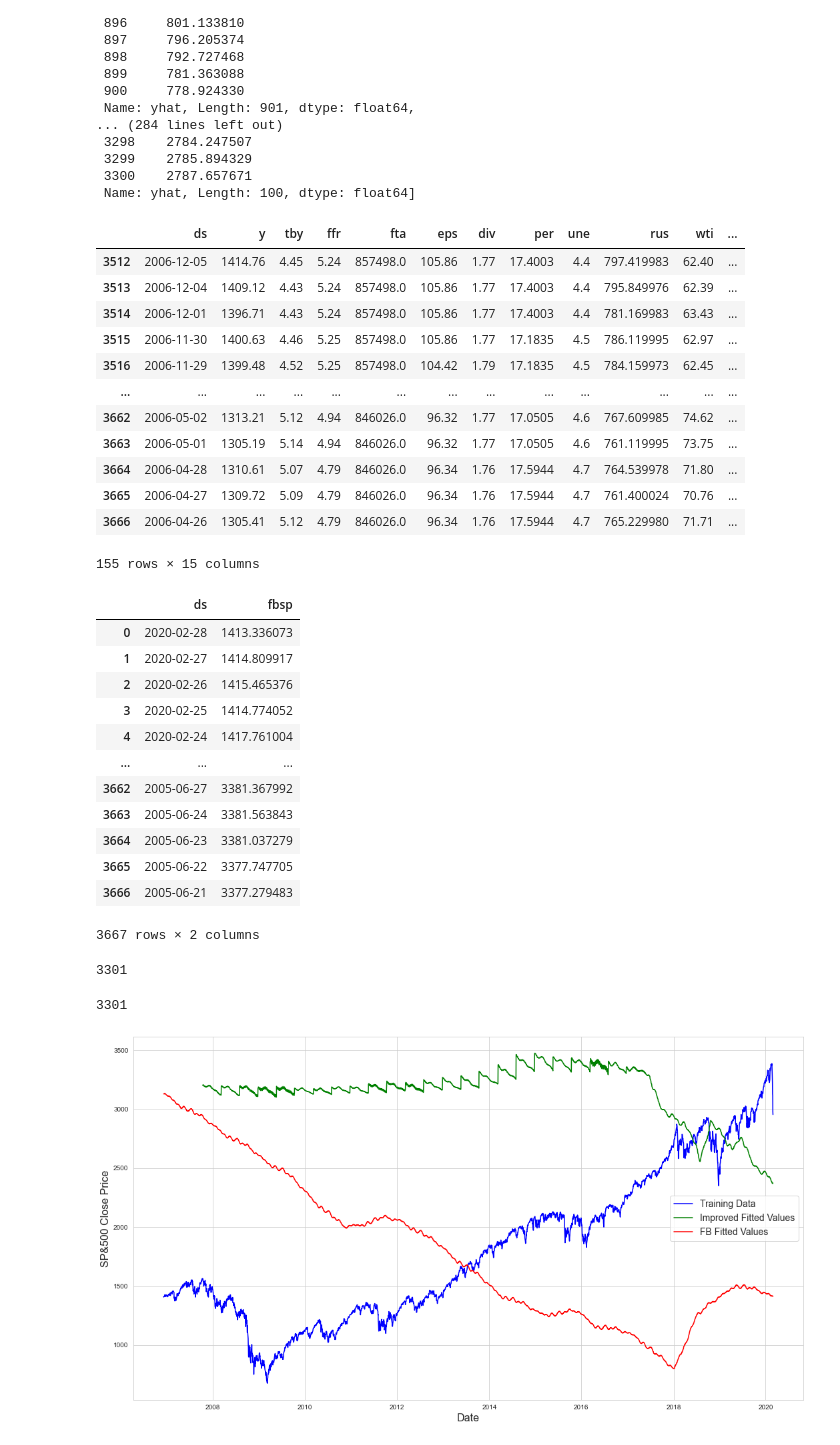
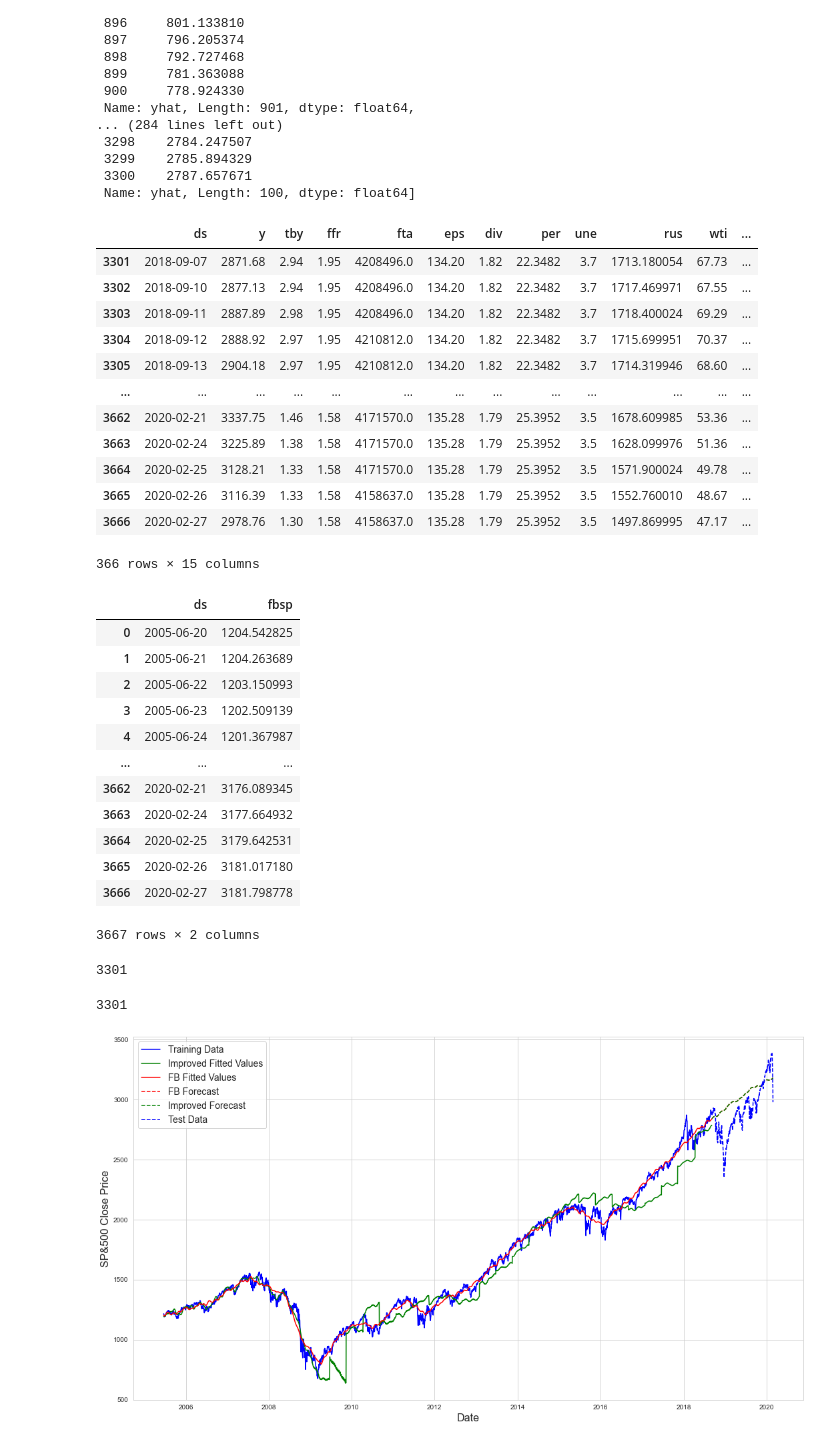
Before and after one commit to shelbycox/Stock-Erdos, a Jupyter notebook: scratch work/Yuqing-Data-Merge/Scenario1.ipynb, the cells around one changed output. Cells and saved outputs as stored; diff of their text form; code cells hidden in the pictures.

```diff
--- a/scratch work/Yuqing-Data-Merge/Scenario1.ipynb
+++ b/scratch work/Yuqing-Data-Merge/Scenario1.ipynb
@@ -100,8 +101,8 @@ for i in range(num_winds):
     # predict pred_size futures and get the forecast price
     fut = fbp.make_future_dataframe(periods = tmp_pred_periods)
     tmp_forecast = fbp.predict(fut)
-#     if (i == 0):
-#         pro_pred.append(tmp_forecast[:start].yhat)
+    if (i == 0):
+        pro_pred.append(tmp_forecast[:start].yhat)
 
     # only require the forcast on test data of temporary training data
     pred = tmp_forecast[start+ i*tmp_pred_periods:].yhat
@@ -150,66 +150,66 @@ df_test = df_test.dropna()
 df_test
 # %% [output]
 |  | ds | y | tby | ffr | fta | eps | div | per | une | rus | wti | ... |
-| 3512 | 2006-12-05 | 1414.76 | 4.45 | 5.24 | 857498.0 | 105.86 | 1.77 | 17.4003 | 4.4 | 797.419983 | 62.40 | ... |
-| 3513 | 2006-12-04 | 1409.12 | 4.43 | 5.24 | 857498.0 | 105.86 | 1.77 | 17.4003 | 4.4 | 795.849976 | 62.39 | ... |
-| 3514 | 2006-12-01 | 1396.71 | 4.43 | 5.24 | 857498.0 | 105.86 | 1.77 | 17.4003 | 4.4 | 781.169983 | 63.43 | ... |
-| 3515 | 2006-11-30 | 1400.63 | 4.46 | 5.25 | 857498.0 | 105.86 | 1.77 | 17.1835 | 4.5 | 786.119995 | 62.97 | ... |
-| 3516 | 2006-11-29 | 1399.48 | 4.52 | 5.25 | 857498.0 | 104.42 | 1.79 | 17.1835 | 4.5 | 784.159973 | 62.45 | ... |
+| 3301 | 2018-09-07 | 2871.68 | 2.94 | 1.95 | 4208496.0 | 134.20 | 1.82 | 22.3482 | 3.7 | 1713.180054 | 67.73 | ... |
+| 3302 | 2018-09-10 | 2877.13 | 2.94 | 1.95 | 4208496.0 | 134.20 | 1.82 | 22.3482 | 3.7 | 1717.469971 | 67.55 | ... |
+| 3303 | 2018-09-11 | 2887.89 | 2.98 | 1.95 | 4208496.0 | 134.20 | 1.82 | 22.3482 | 3.7 | 1718.400024 | 69.29 | ... |
+| 3304 | 2018-09-12 | 2888.92 | 2.97 | 1.95 | 4210812.0 | 134.20 | 1.82 | 22.3482 | 3.7 | 1715.699951 | 70.37 | ... |
+| 3305 | 2018-09-13 | 2904.18 | 2.97 | 1.95 | 4210812.0 | 134.20 | 1.82 | 22.3482 | 3.7 | 1714.319946 | 68.60 | ... |
 | ... | ... | ... | ... | ... | ... | ... | ... | ... | ... | ... | ... | ... |
-| 3662 | 2006-05-02 | 1313.21 | 5.12 | 4.94 | 846026.0 | 96.32 | 1.77 | 17.0505 | 4.6 | 767.609985 | 74.62 | ... |
-| 3663 | 2006-05-01 | 1305.19 | 5.14 | 4.94 | 846026.0 | 96.32 | 1.77 | 17.0505 | 4.6 | 761.119995 | 73.75 | ... |
-| 3664 | 2006-04-28 | 1310.61 | 5.07 | 4.79 | 846026.0 | 96.34 | 1.76 | 17.5944 | 4.7 | 764.539978 | 71.80 | ... |
-| 3665 | 2006-04-27 | 1309.72 | 5.09 | 4.79 | 846026.0 | 96.34 | 1.76 | 17.5944 | 4.7 | 761.400024 | 70.76 | ... |
-| 3666 | 2006-04-26 | 1305.41 | 5.12 | 4.79 | 846026.0 | 96.34 | 1.76 | 17.5944 | 4.7 | 765.229980 | 71.71 | ... |
+| 3662 | 2020-02-21 | 3337.75 | 1.46 | 1.58 | 4171570.0 | 135.28 | 1.79 | 25.3952 | 3.5 | 1678.609985 | 53.36 | ... |
+| 3663 | 2020-02-24 | 3225.89 | 1.38 | 1.58 | 4171570.0 | 135.28 | 1.79 | 25.3952 | 3.5 | 1628.099976 | 51.36 | ... |
+| 3664 | 2020-02-25 | 3128.21 | 1.33 | 1.58 | 4171570.0 | 135.28 | 1.79 | 25.3952 | 3.5 | 1571.900024 | 49.78 | ... |
+| 3665 | 2020-02-26 | 3116.39 | 1.33 | 1.58 | 4158637.0 | 135.28 | 1.79 | 25.3952 | 3.5 | 1552.760010 | 48.67 | ... |
+| 3666 | 2020-02-27 | 2978.76 | 1.30 | 1.58 | 4158637.0 | 135.28 | 1.79 | 25.3952 | 3.5 | 1497.869995 | 47.17 | ... |
-155 rows × 15 columns
+366 rows × 15 columns
 # %%
 fc_df = pd.DataFrame(data={'ds': df[:len(forecast)].ds.to_numpy().ravel(), 'fbsp': forecast.yhat})
 fc_df
 # %% [output]
 |  | ds | fbsp |
-| 0 | 2020-02-28 | 1413.336073 |
-| 1 | 2020-02-27 | 1414.809917 |
-| 2 | 2020-02-26 | 1415.465376 |
-| 3 | 2020-02-25 | 1414.774052 |
-| 4 | 2020-02-24 | 1417.761004 |
+| 0 | 2005-06-20 | 1204.542825 |
+| 1 | 2005-06-21 | 1204.263689 |
+| 2 | 2005-06-22 | 1203.150993 |
+| 3 | 2005-06-23 | 1202.509139 |
+| 4 | 2005-06-24 | 1201.367987 |
 | ... | ... | ... |
-| 3662 | 2005-06-27 | 3381.367992 |
-| 3663 | 2005-06-24 | 3381.563843 |
-| 3664 | 2005-06-23 | 3381.037279 |
-| 3665 | 2005-06-22 | 3377.747705 |
-| 3666 | 2005-06-21 | 3377.279483 |
+| 3662 | 2020-02-21 | 3176.089345 |
+| 3663 | 2020-02-24 | 3177.664932 |
+| 3664 | 2020-02-25 | 3179.642531 |
+| 3665 | 2020-02-26 | 3181.017180 |
+| 3666 | 2020-02-27 | 3181.798778 |
 3667 rows × 2 columns
-# %%
-len(fc_df[:cutoff])
-# %% [output]
-3301
-# %%
-len(df_train.ds)
-# %% [output]
-3301
+# %%
+len(fc_df[:cutoff])
+# %% [output]
+3301
+# %%
+len(df_train.ds)
+# %% [output]
+3301
 # %%
 plt.figure(figsize=(18,10))
 
 # plot the training data
 plt.plot(df_train.ds,df_train.y,'b', label = "Training Data")
 
 plt.plot(df_train.ds,df_train.fbsp,'g-', label = "Improved Fitted Values")
 
 # plot the fit
 plt.plot(df_train.ds, fc_df[:cutoff].fbsp,'r-', label = "FB Fitted Values")
 
-# # # plot the forecast
-# plt.plot(df_test.ds, fc_df[cutoff:].fbsp,'r--', label = "FB Forecast")
-# plt.plot(df_test.ds,  df_test.fbsp,'g--',label = "Improved Forecast")
-# plt.plot(df_test.ds, df_test.y,'b--', label = "Test Data")
+# plot the forecast
+plt.plot(df_test.ds, fc_df[cutoff:].fbsp,'r--', label = "FB Forecast")
+plt.plot(df_test.ds,  df_test.fbsp,'g--',label = "Improved Forecast")
+plt.plot(df_test.ds, df_test.y,'b--', label = "Test Data")
 
 plt.legend(fontsize=14)
 
 plt.xlabel("Date", fontsize=16)
 plt.ylabel("SP&500 Close Price", fontsize=16)
 
 plt.show()
 # %% [output]
-[figure, old version]
+[figure, new version]
 # %%
 pd.concat([df_train,df_test])
```
Also changed, not shown: parts of 10 cells of this notebook.
